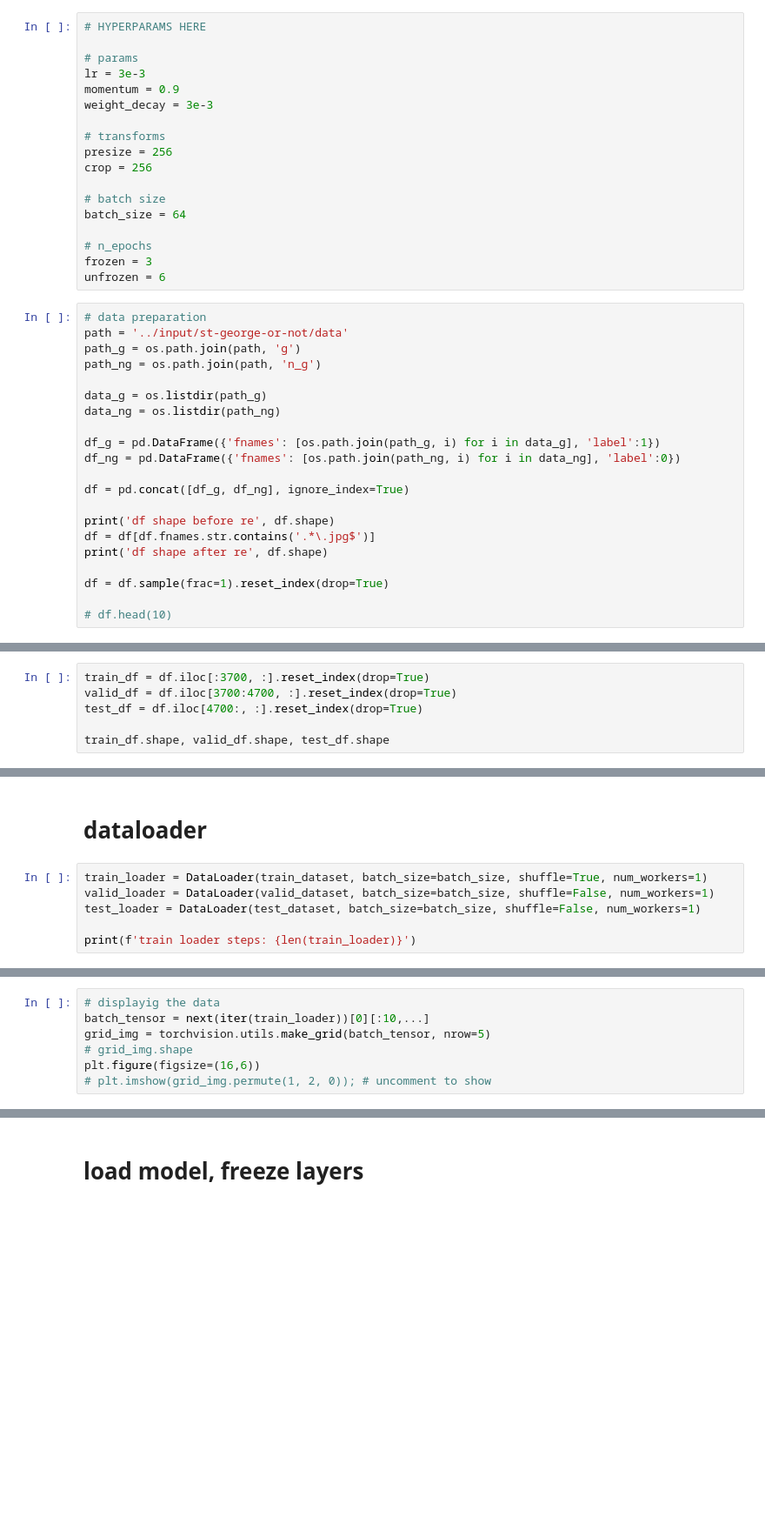
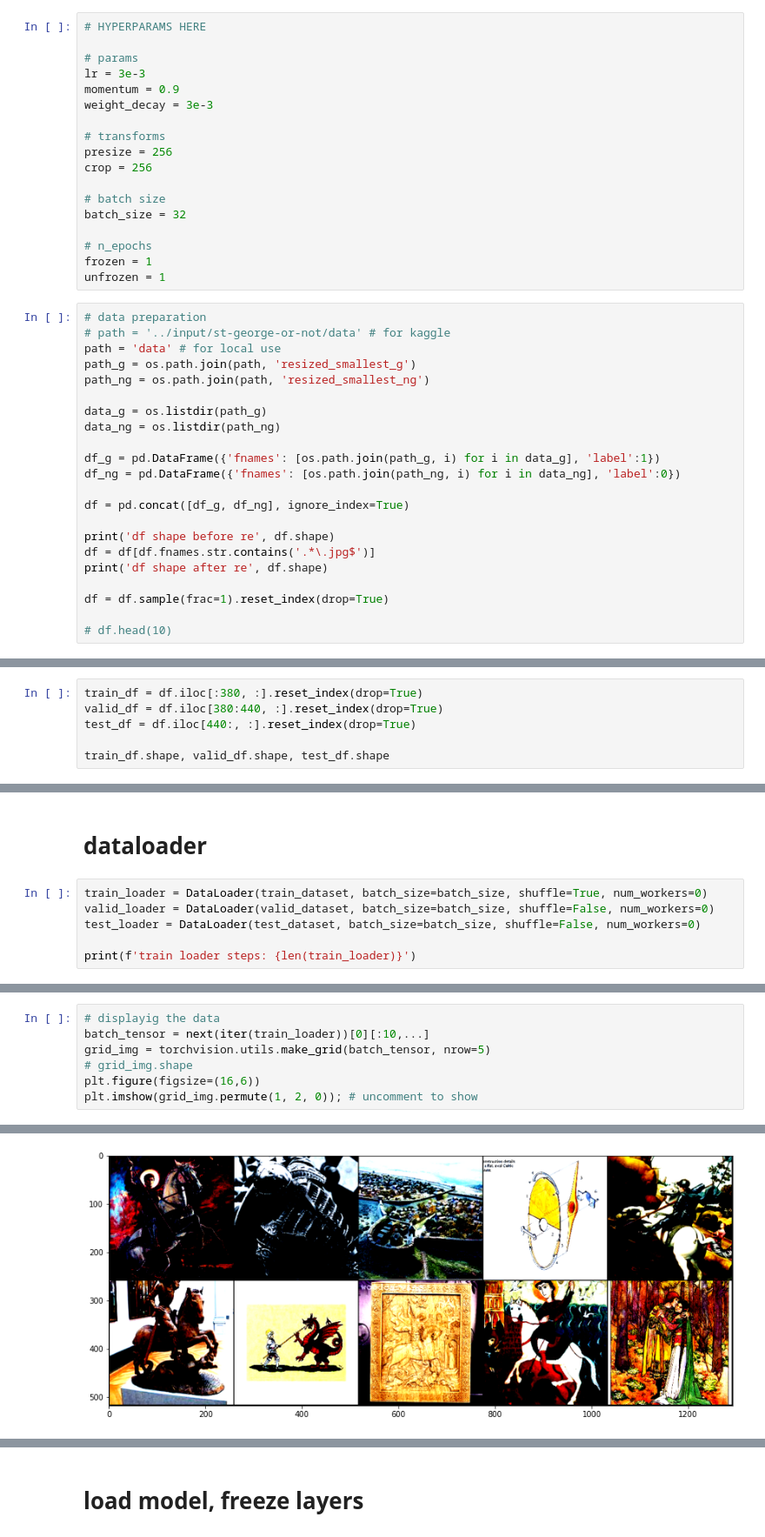
Before and after one commit to olegperegudov/enter_ideas_v2, a Jupyter notebook: enter-ideas-george-torch.ipynb, the cells around one changed output, grey strips where cells are left out. Shown at 87% size. Saved outputs shown, nothing was run; the diff lists cells and outputs as text; blank space fills up the shorter version.

```diff
--- a/enter-ideas-george-torch.ipynb
+++ b/enter-ideas-george-torch.ipynb
@@ -66,16 +61,17 @@ presize = 256
 crop = 256
 
 # batch size
-batch_size = 64
+batch_size = 32
 
 # n_epochs
-frozen = 3
-unfrozen = 6
+frozen = 1
+unfrozen = 1
 # %%
 # data preparation
-path = '../input/st-george-or-not/data'
-path_g = os.path.join(path, 'g')
-path_ng = os.path.join(path, 'n_g')
+# path = '../input/st-george-or-not/data' # for kaggle
+path = 'data' # for local use
+path_g = os.path.join(path, 'resized_smallest_g')
+path_ng = os.path.join(path, 'resized_smallest_ng')
 
 data_g = os.listdir(path_g)
 data_ng = os.listdir(path_ng)
@@ -98,9 +94,9 @@ df shape after re (5700, 2)
 # %% [markdown]
 # train_test_split
 # %%
-train_df = df.iloc[:3700, :].reset_index(drop=True)
-valid_df = df.iloc[3700:4700, :].reset_index(drop=True)
-test_df = df.iloc[4700:, :].reset_index(drop=True)
+train_df = df.iloc[:380, :].reset_index(drop=True)
+valid_df = df.iloc[380:440, :].reset_index(drop=True)
+test_df = df.iloc[440:, :].reset_index(drop=True)
 
 train_df.shape, valid_df.shape, test_df.shape
 # %% [output]
@@ -173,9 +169,9 @@ dataset image shape: torch.Size([3, 256, 256])
 # %% [markdown]
 # dataloader
 # %%
-train_loader = DataLoader(train_dataset, batch_size=batch_size, shuffle=True, num_workers=1)
-valid_loader = DataLoader(valid_dataset, batch_size=batch_size, shuffle=False, num_workers=1)
-test_loader = DataLoader(test_dataset, batch_size=batch_size, shuffle=False, num_workers=1)
+train_loader = DataLoader(train_dataset, batch_size=batch_size, shuffle=True, num_workers=0)
+valid_loader = DataLoader(valid_dataset, batch_size=batch_size, shuffle=False, num_workers=0)
+test_loader = DataLoader(test_dataset, batch_size=batch_size, shuffle=False, num_workers=0)
 
 print(f'train loader steps: {len(train_loader)}')
 # %% [output]
@@ -186,5 +182,5 @@ batch_tensor = next(iter(train_loader))[0][:10,...]
 grid_img = torchvision.utils.make_grid(batch_tensor, nrow=5)
 # grid_img.shape
 plt.figure(figsize=(16,6))
-# plt.imshow(grid_img.permute(1, 2, 0)); # uncomment to show
+plt.imshow(grid_img.permute(1, 2, 0)); # uncomment to show
 # %% [output]
@@ -193,3 +188,4 @@ plt.figure(figsize=(16,6))
+[figure, added]
 # %%
 # check if dataloaders are ok
 print(f'dataloader test: {next(iter(train_loader))[0].shape}, {next(iter(valid_loader))[0].shape}')
```
Also changed, not shown: parts of 12 cells of this notebook, 6 other files.
